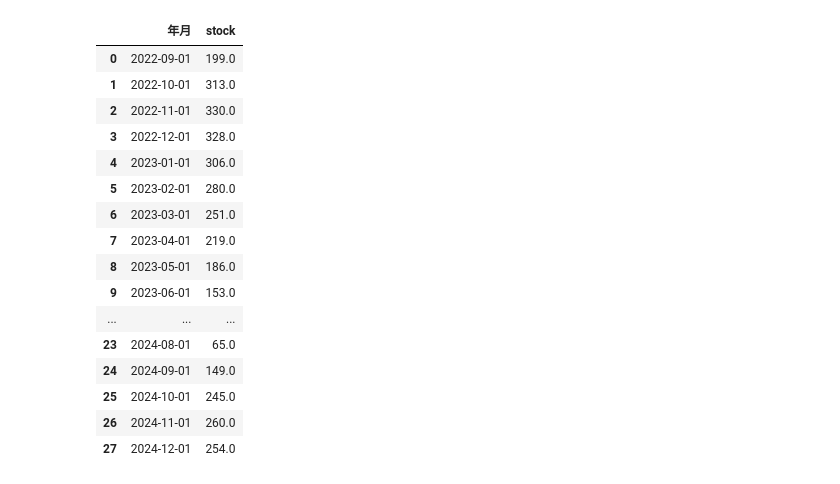
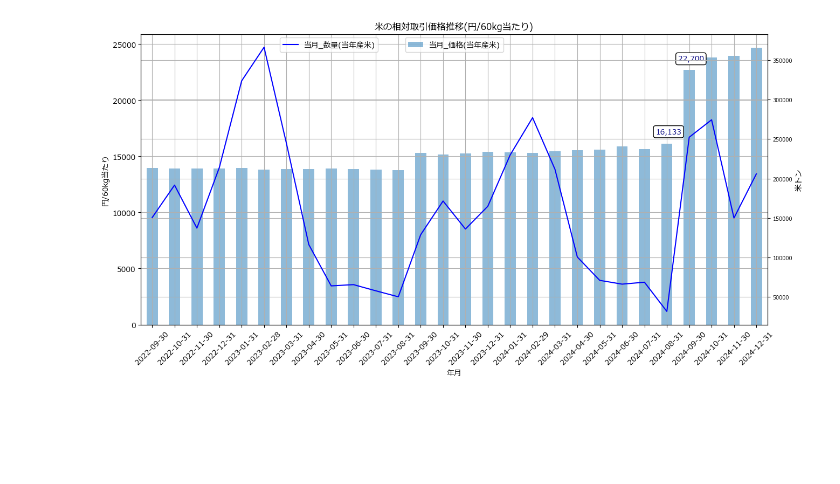
Before and after one commit to Pipikopimame/orbe_public2, a Jupyter notebook: 米_相対取引価格推移.ipynb, the cells around one changed output. Drawn from its saved outputs; the diff is of its cells as text; code cells hidden in the pictures; blank space fills up the shorter version.

```diff
--- a/米_相対取引価格推移.ipynb
+++ b/米_相対取引価格推移.ipynb
@@ -75,20 +65,28 @@ plt.show()
 # %%
-df3[['年月','stock']]
+fig,ax = plt.subplots(1,1,figsize=(15,7),sharex=True)
+#ax = df2.iloc[0:,[2]].plot(ax=ax,kind='bar',color='skyblue')
+#ax2.set_xticklabels(df2.index,rotation=45)
+#ax2 = ax.twinx()
+ax2 = ax.twinx()
+#ax.set_ylabel('万トン')
+ax.set_ylabel('円/60kg当たり')
+ax2.set_ylabel('米トン')
+ax2.tick_params(axis='both',labelsize=7)
+#ax2.set_xticklabels(df2.index,rotation=45)
+ax.annotate('16,133',xy=(23,16133),xytext=(22.5,17000),color='navy',bbox=dict(boxstyle='round',fc='white'))
+ax.annotate('22,700',xy=(24,22700),xytext=(23.5,23500),color='navy',bbox=dict(boxstyle='round',fc='white'))
+df2.iloc[0:,[2]].plot(ax=ax,kind='bar',alpha=0.5)
+#stock4.plot(ax=ax3,kind='line',color='navy')
+df2.iloc[0:,[3]].plot(ax=ax2,kind='line',color='blue')
+ax.set_title('米の相対取引価格推移(円/60kg当たり)')
+#ax2.set_title('当月数量(当年産米)')
+ax.legend(loc='upper center',bbox_to_anchor=(0.5,1))
+ax2.legend(loc='upper center',bbox_to_anchor=(0.3,1))
+#ax2.legend(loc='upper center',bbox_to_anchor=(0.7,1))
+ax.grid(True)
+ax2.grid(True)
+ax.set_xticklabels(df2.index,rotation=45)
+#ax2.set_xticklabels(df2.index,rotation=45)
+plt.show()
 # %% [output]
-|  | 年月 | stock |
-| 0 | 2022-09-01 | 199.0 |
-| 1 | 2022-10-01 | 313.0 |
-| 2 | 2022-11-01 | 330.0 |
-| 3 | 2022-12-01 | 328.0 |
-| 4 | 2023-01-01 | 306.0 |
-| 5 | 2023-02-01 | 280.0 |
-| 6 | 2023-03-01 | 251.0 |
-| 7 | 2023-04-01 | 219.0 |
-| 8 | 2023-05-01 | 186.0 |
-| 9 | 2023-06-01 | 153.0 |
-| ... | ... | ... |
-| 23 | 2024-08-01 | 65.0 |
-| 24 | 2024-09-01 | 149.0 |
-| 25 | 2024-10-01 | 245.0 |
-| 26 | 2024-11-01 | 260.0 |
-| 27 | 2024-12-01 | 254.0 |
+[figure, added]
```
Also changed, not shown: parts of 3 cells of this notebook.
